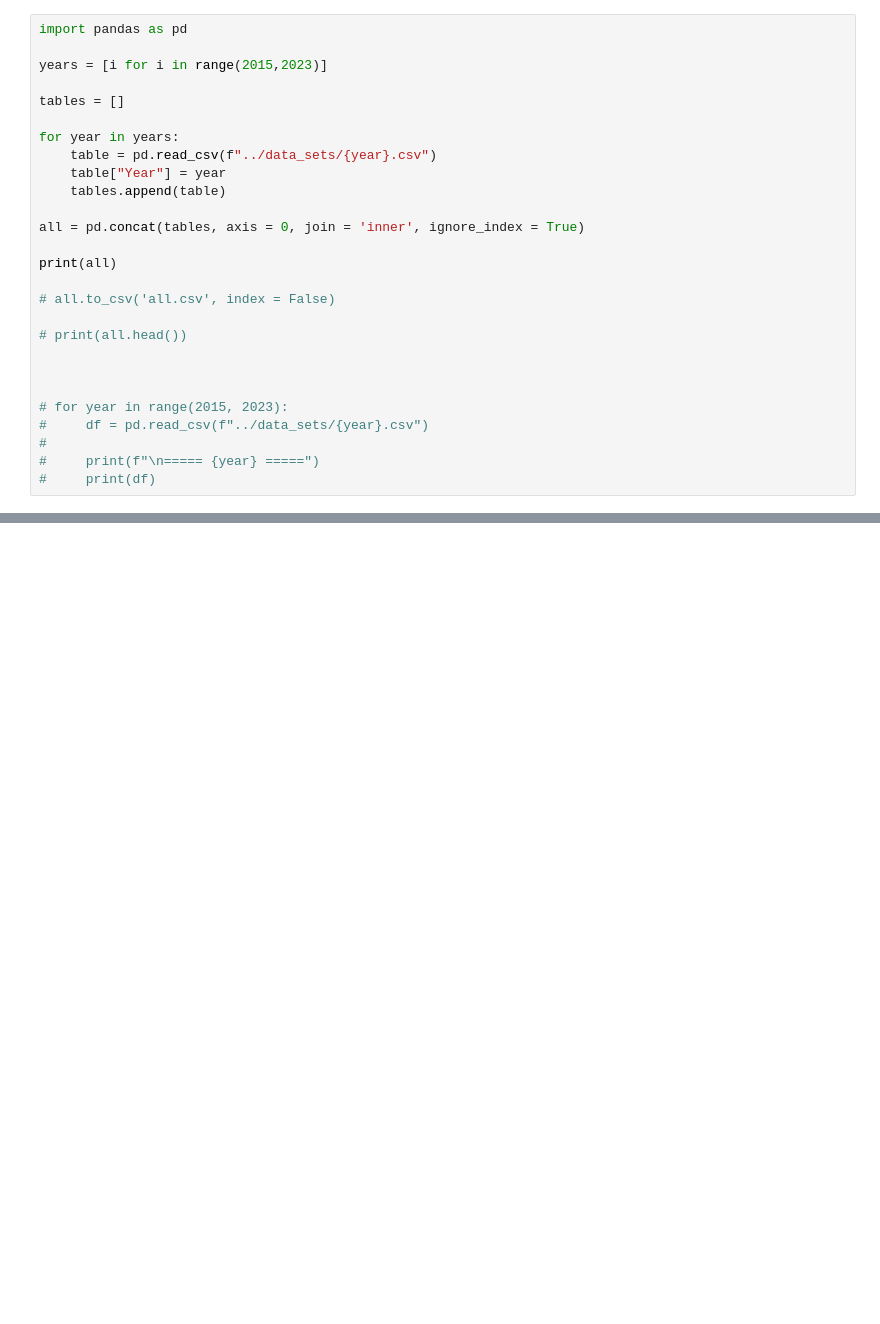
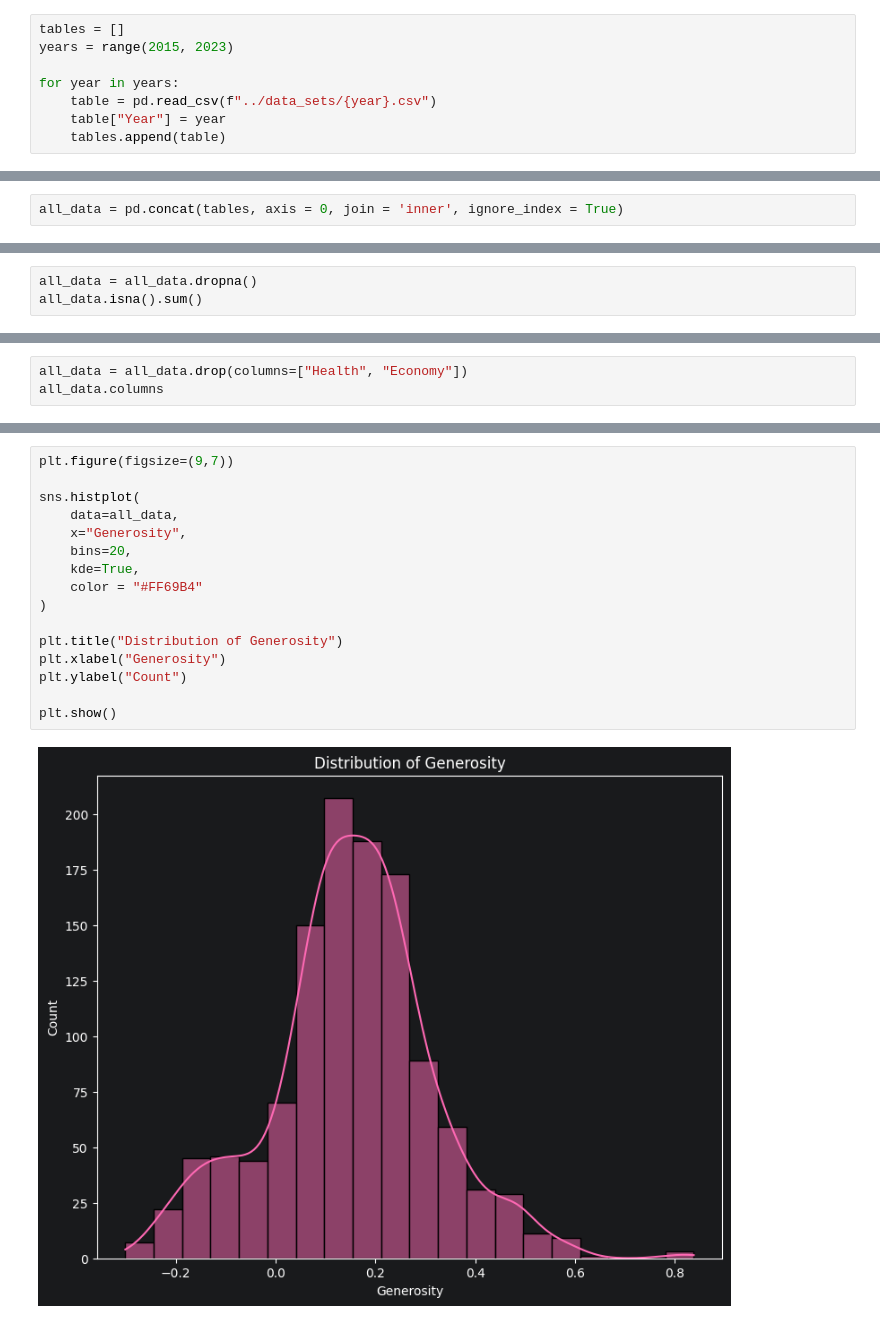
Before and after one commit to soonserv/data-best-project, a Jupyter notebook: notebooks/Sofia.ipynb, the cells around one changed output, grey strips where cells are left out. Cells and saved outputs as stored; diff of their text form; blank space fills up the shorter version.

```diff
--- a/notebooks/Sofia.ipynb
+++ b/notebooks/Sofia.ipynb
@@ -1,27 +11,8 @@
 # %%
-import pandas as pd
-
-years = [i for i in range(2015,2023)]
-
 tables = []
+years = range(2015, 2023)
 
 for year in years:
     table = pd.read_csv(f"../data_sets/{year}.csv")
     table["Year"] = year
     tables.append(table)
-
-all = pd.concat(tables, axis = 0, join = 'inner', ignore_index = True)
-
-print(all)
-
-# all.to_csv('all.csv', index = False)
-
-# print(all.head())
-
-
-
-# for year in range(2015, 2023):
-#     df = pd.read_csv(f"../data_sets/{year}.csv")
-#
-#     print(f"\n===== {year} =====")
-#     print(df)
@@ -47,0 +43,2 @@ print(all)
+# %%
+all_data = pd.concat(tables, axis = 0, join = 'inner', ignore_index = True)
@@ -47,0 +196,3 @@ print(all)
+# %%
+all_data = all_data.dropna()
+all_data.isna().sum()
@@ -47,0 +238,3 @@ print(all)
+# %%
+all_data = all_data.drop(columns=["Health", "Economy"])
+all_data.columns
@@ -47,0 +254,18 @@ print(all)
+# %%
+plt.figure(figsize=(9,7))
+
+sns.histplot(
+    data=all_data,
+    x="Generosity",
+    bins=20,
+    kde=True,
+    color = "#FF69B4"
+)
+
+plt.title("Distribution of Generosity")
+plt.xlabel("Generosity")
+plt.ylabel("Count")
+
+plt.show()
+# %% [output]
+[figure, added]
```
Also changed, not shown: parts of 30 cells of this notebook, 2 other files.
